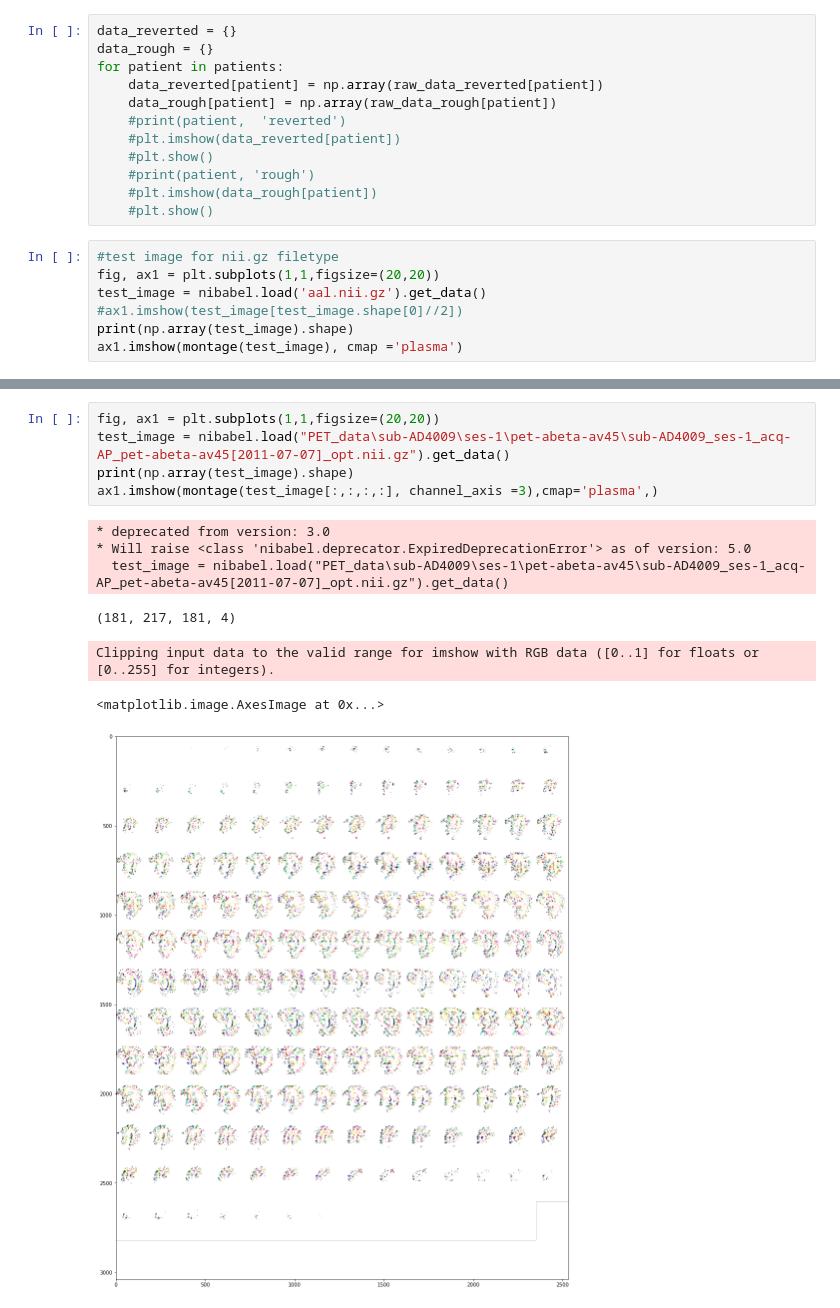
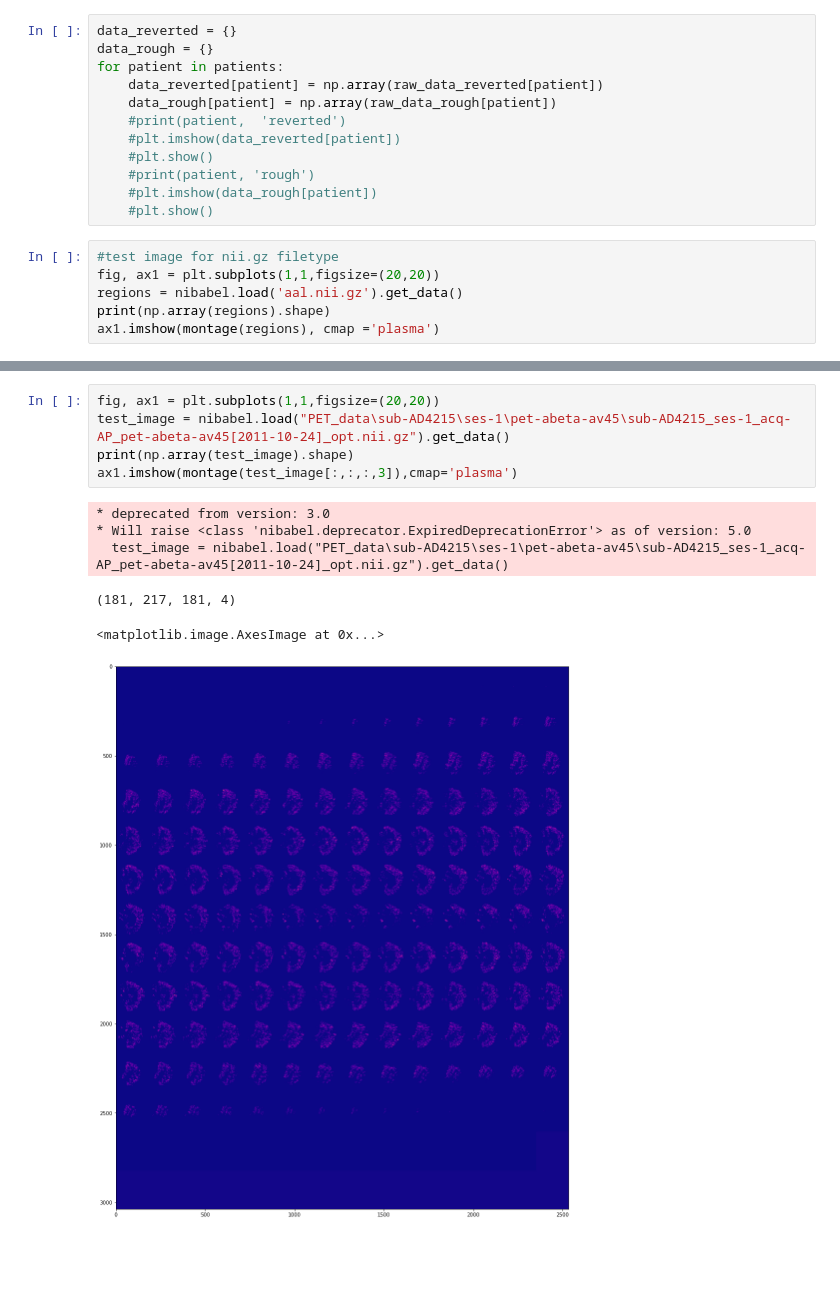
Before and after one commit to brainhack-ch/BrainSpread, a Jupyter notebook: Visualize.ipynb, the cells around one changed output, grey strips where cells are left out. Drawn from its saved outputs; the diff is of its cells as text; blank space fills up the shorter version.

```diff
--- a/Visualize.ipynb
+++ b/Visualize.ipynb
@@ -31,10 +31,9 @@ for patient in patients:
 # %%
 #test image for nii.gz filetype
 fig, ax1 = plt.subplots(1,1,figsize=(20,20))
-test_image = nibabel.load('aal.nii.gz').get_data()
-#ax1.imshow(test_image[test_image.shape[0]//2])
-print(np.array(test_image).shape)
-ax1.imshow(montage(test_image), cmap ='plasma')
+regions = nibabel.load('aal.nii.gz').get_data()
+print(np.array(regions).shape)
+ax1.imshow(montage(regions), cmap ='plasma')
 # %% [output]
 (181, 217, 181)
 * deprecated from version: 3.0
@@ -44,14 +43,13 @@ ax1.imshow(montage(test_image), cmap ='plasma')
 [figure]
 # %%
 fig, ax1 = plt.subplots(1,1,figsize=(20,20))
-test_image = nibabel.load("PET_data\sub-AD4009\ses-1\pet-abeta-av45\sub-AD4009_ses-1_acq-AP_pet-abeta-av45[2011-07-07]_opt.nii.gz").get_data()
+test_image = nibabel.load("PET_data\sub-AD4215\ses-1\pet-abeta-av45\sub-AD4215_ses-1_acq-AP_pet-abeta-av45[2011-10-24]_opt.nii.gz").get_data()
 print(np.array(test_image).shape)
-ax1.imshow(montage(test_image[:,:,:,:], channel_axis =3),cmap='plasma',)
+ax1.imshow(montage(test_image[:,:,:,3]),cmap='plasma')
 # %% [output]
 * deprecated from version: 3.0
 * Will raise <class 'nibabel.deprecator.ExpiredDeprecationError'> as of version: 5.0
-  test_image = nibabel.load("PET_data\sub-AD4009\ses-1\pet-abeta-av45\sub-AD4009_ses-1_acq-AP_pet-abeta-av45[2011-07-07]_opt.nii.gz").get_data()
+  test_image = nibabel.load("PET_data\sub-AD4215\ses-1\pet-abeta-av45\sub-AD4215_ses-1_acq-AP_pet-abeta-av45[2011-10-24]_opt.nii.gz").get_data()
 (181, 217, 181, 4)
-Clipping input data to the valid range for imshow with RGB data ([0..1] for floats or [0..255] for integers).
+<matplotlib.image.AxesImage at 0x...>
-<matplotlib.image.AxesImage at 0x...>
-[figure, old version]
+[figure, new version]
```
Also changed, not shown: parts of 4 cells of this notebook.
